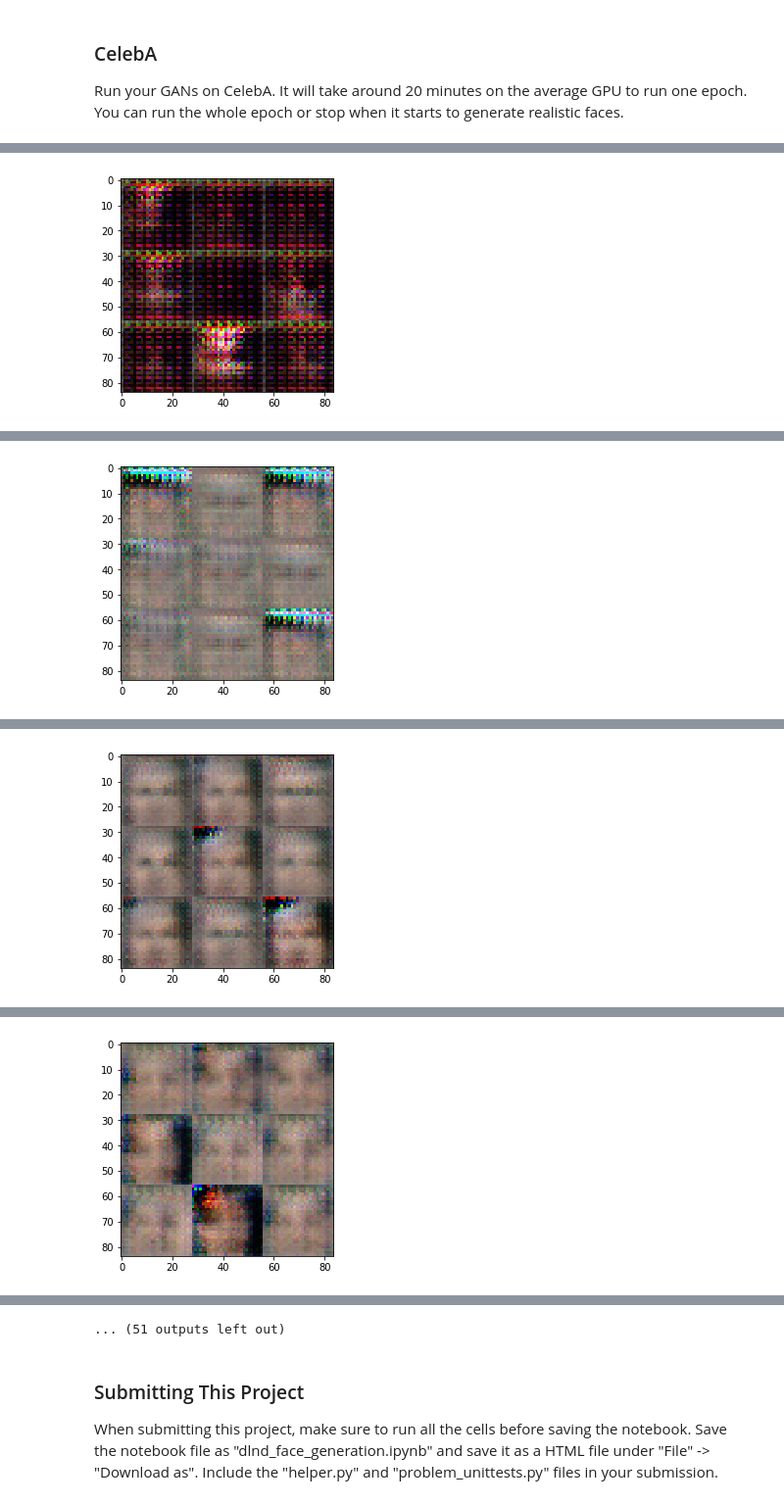
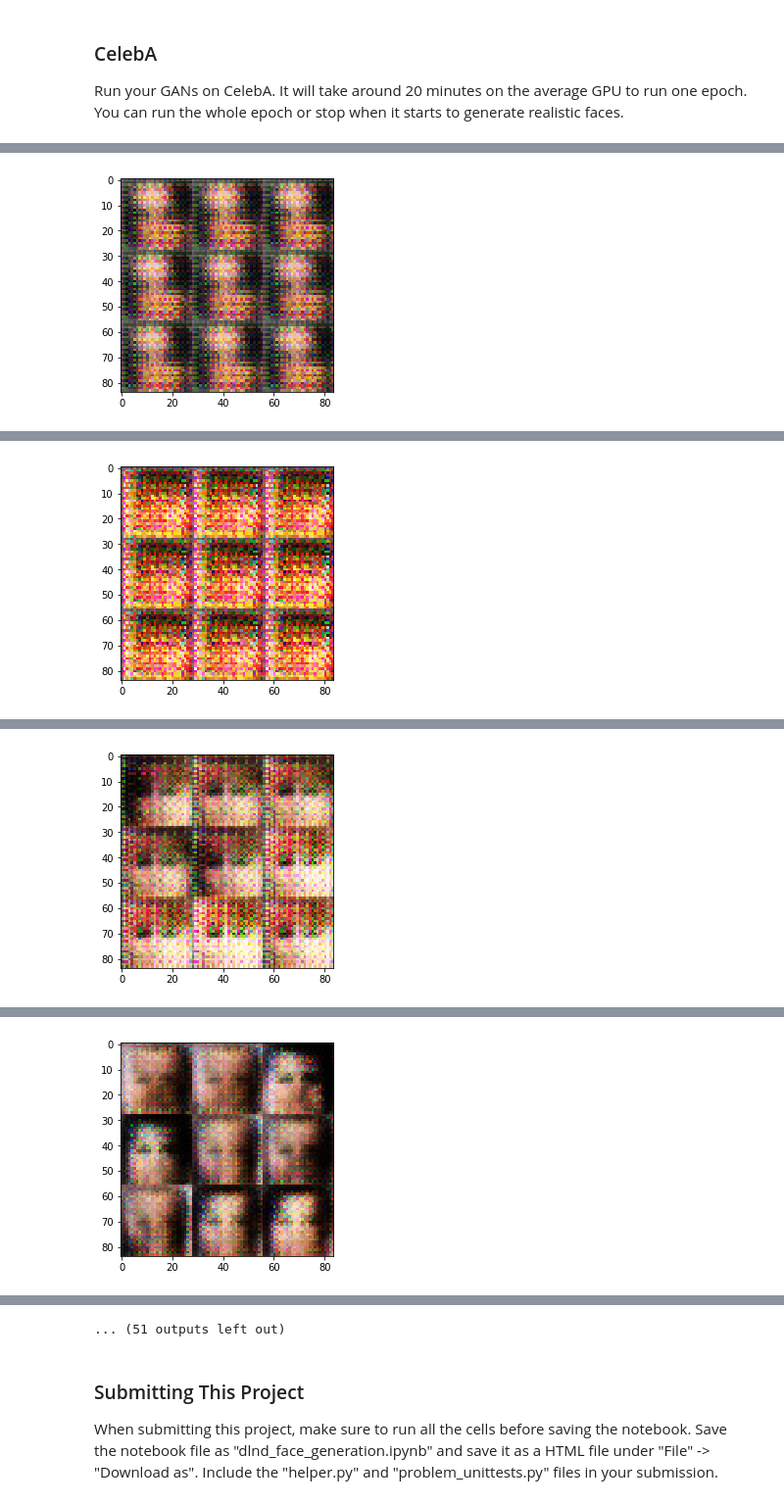
Before and after one commit to wangdong8500/GAN_face_generation, a Jupyter notebook: dlnd_face_generation.ipynb, the cells around one changed output, grey strips where cells are left out. Shown at 98% size. Drawn from its saved outputs; the diff is of its cells as text; code cells hidden in the pictures.

```diff
--- a/dlnd_face_generation.ipynb
+++ b/dlnd_face_generation.ipynb
@@ -164,19 +156,23 @@ def discriminator(images, reuse=False):
     alpha = 0.2
     with tf.variable_scope('discriminator', reuse=reuse):
         # Input layer is 28x28x3
-        x1 = tf.layers.conv2d(images, 32, 5, strides=2, padding='same')
+        x1 = tf.layers.conv2d(images, 32, 5, strides=2, padding='same', kernel_initializer = tf.contrib.layers.xavier_initializer())
         x1 = tf.maximum(x1, alpha*x1)
         # now size is 14*14*32
-        x2 = tf.layers.conv2d(x1, 64, 5, strides=2, padding='same')
+        x2 = tf.layers.conv2d(x1, 64, 5, strides=1, padding='same', kernel_initializer = tf.contrib.layers.xavier_initializer())
         x2 = tf.layers.batch_normalization(x2, training=True)
         x2 = tf.maximum(x2, alpha*x2)
-        # now size is 7*7*64
-        x3 = tf.layers.conv2d(x2, 128, 4, strides=1, padding='valid')
+        # now size is 14*14*64
+        x3 = tf.layers.conv2d(x2, 128, 5, strides=2, padding='same', kernel_initializer = tf.contrib.layers.xavier_initializer())
         x3 = tf.layers.batch_normalization(x3, training=True)
         x3 = tf.maximum(x3, alpha*x3)
-        # now size is 4*4*128
-        x4 = tf.contrib.layers.flatten(x3)
-        logits = tf.layers.dense(x4,1)
+        # now size is 7*7*128
+        x4 = tf.layers.conv2d(x3, 256, 4, strides=1, padding='valid', kernel_initializer = tf.contrib.layers.xavier_initializer())
+        x4 = tf.layers.batch_normalization(x4, training=True)
+        x4 = tf.maximum(x4, alpha*x4)
+        # now size is 4*4*256
+        x5 = tf.contrib.layers.flatten(x4)
+        logits = tf.layers.dense(x5,1)
         out = tf.nn.sigmoid(logits)
     return out, logits
 
@@ -208,15 +204,19 @@ def generator(z, out_channel_dim, is_train=True):
         x1 = tf.layers.batch_normalization(x1, training=is_train)
         x1 = tf.maximum(x1, alpha*x1)
         # (-1,4,4,512)
-        x2 = tf.layers.conv2d_transpose(x1, 256, 4, strides=1, padding='valid')
+        x2 = tf.layers.conv2d_transpose(x1, 256, 4, strides=1, padding='valid', kernel_initializer = tf.contrib.layers.xavier_initializer())
         x2 = tf.layers.batch_normalization(x2, training=is_train)
         x2 = tf.maximum(x2, alpha*x2)
         # (-1, 7, 7, 256)
-        x3 = tf.layers.conv2d_transpose(x2, 128, 5, strides=(2, 2), padding='same')
+        x3 = tf.layers.conv2d_transpose(x2, 256, 5, strides=1, padding='same', kernel_initializer = tf.contrib.layers.xavier_initializer())
         x3 = tf.layers.batch_normalization(x3, training=is_train)
         x3 = tf.maximum(x3, alpha*x3)
-        # (-1, 14, 14, 256)
-        logits =tf.layers.conv2d_transpose(x3, out_channel_dim, 5, strides=(2, 2), padding='same')
+        # (-1, 7, 7, 256)
+        x4 = tf.layers.conv2d_transpose(x3, 128, 5, strides=(2, 2), padding='same', kernel_initializer = tf.contrib.layers.xavier_initializer())
+        x4 = tf.layers.batch_normalization(x4, training=is_train)
+        x4 = tf.maximum(x4, alpha*x4)
+        # (-1, 14, 14, 128)
+        logits =tf.layers.conv2d_transpose(x4, out_channel_dim, 5, strides=(2, 2), padding='same', kernel_initializer = tf.contrib.layers.xavier_initializer())
         out = tf.tanh(logits)
         # (-1, 28, 28, 3)
     return out
@@ -246,7 +246,10 @@ def model_loss(input_real, input_z, out_channel_dim):
     g_model_out = generator(input_z, out_channel_dim, is_train=True)
     _, d_model_logits_real = discriminator(input_real, reuse=False)
     _, d_model_logits_fake = discriminator(g_model_out, reuse=True)
-    d_loss_real = tf.reduce_mean(tf.nn.sigmoid_cross_entropy_with_logits(labels=tf.ones_like(d_model_logits_real),
+
+    # try label smoothing for d_loss_real
+    smooth = 0.1
+    d_loss_real = tf.reduce_mean(tf.nn.sigmoid_cross_entropy_with_logits(labels=tf.ones_like(d_model_logits_real)*(1-smooth),
                                                                          logits=d_model_logits_real))
     d_loss_fake = tf.reduce_mean(tf.nn.sigmoid_cross_entropy_with_logits(labels=tf.zeros_like(d_model_logits_fake),
                                                                          logits=d_model_logits_fake))
@@ -362,6 +365,7 @@ def train(epoch_count, batch_size, z_dim, learning_rate, beta1, get_batches, dat
                 # Sample random noise for G
                 batch_z = np.random.uniform(-1, 1, size=(batch_size, z_dim))
 
+                batch_images = batch_images * 2
                 # Run optimizers
                 _ = sess.run(d_opt, feed_dict={input_real: batch_images, input_z: batch_z, l_rate: learning_rate})
                 _ = sess.run(g_opt, feed_dict={input_z: batch_z, input_real: batch_images, l_rate: learning_rate})
@@ -475,8 +479,8 @@ Epoch 1/2... Discriminator Loss: 0.1000... Generator Loss: 3.0623
 Run your GANs on CelebA.  It will take around 20 minutes on the average GPU to run one epoch.  You can run the whole epoch or stop when it starts to generate realistic faces.
 # %%
 batch_size = 64
-z_dim = 100
-learning_rate = 0.001
+z_dim = 128
+learning_rate = 0.0002
 beta1 = 0.5
 
 
@@ -503 +507 @@ Epoch 1/1... Discriminator Loss: 0.0717... Generator Loss: 4.2079
-[figure, old version]
+[figure, new version]
@@ -514 +518 @@ Epoch 1/1... Discriminator Loss: 0.3270... Generator Loss: 1.7779
-[figure, old version]
+[figure, new version]
@@ -525 +529 @@ Epoch 1/1... Discriminator Loss: 0.2656... Generator Loss: 2.2611
-[figure, old version]
+[figure, new version]
@@ -536 +540 @@ Epoch 1/1... Discriminator Loss: 1.1284... Generator Loss: 0.6832
-[figure, old version]
+[figure, new version]
```
Also changed, not shown: parts of 3 cells of this notebook, 1 other file.
